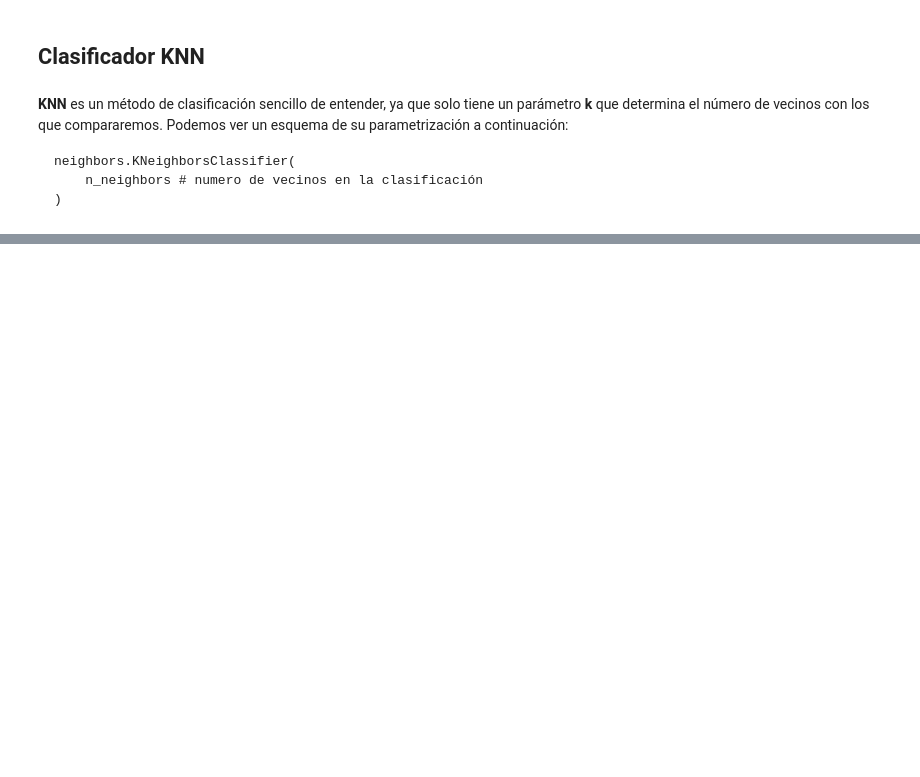
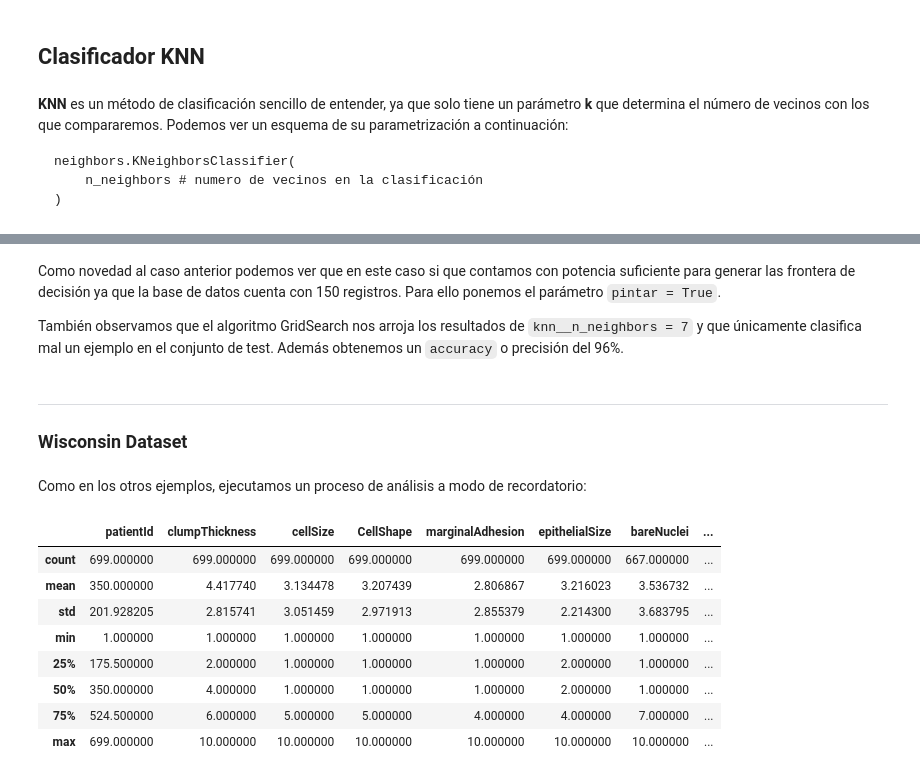
Before and after one commit to franm3e/Data-Mining, a Jupyter notebook: Práctica2-Clasificación_supervisada_en_scikit-learn.ipynb, the cells around one changed output, grey strips where cells are left out. Drawn from its saved outputs; the diff is of its cells as text; code cells hidden in the pictures; blank space fills up the shorter version.

```diff
--- a/Práctica2-Clasificación_supervisada_en_scikit-learn.ipynb
+++ b/Práctica2-Clasificación_supervisada_en_scikit-learn.ipynb
@@ -209,0 +360,22 @@ def classifierPrintBoundaries(model, train_atts, train_label, test_atts, test_la
+# %% [markdown]
+Como novedad al caso anterior podemos ver que en este caso si que contamos con potencia suficiente para generar las frontera de decisión ya que la base de datos cuenta con 150 registros. Para ello ponemos el parámetro `pintar = True`.
+
+También observamos que el algoritmo GridSearch nos arroja los resultados de `knn__n_neighbors = 7` y que únicamente clasifica mal un ejemplo en el conjunto de test. Además obtenemos un `accuracy` o precisión del 96%.
+# %% [markdown]
+---
+### Wisconsin Dataset
+# %% [markdown]
+Como en los otros ejemplos, ejecutamos un proceso de análisis a modo de recordatorio:
+# %%
+df, dfAttributes, dfLabel, train_atts, test_atts, train_label, test_label = definirDataset("wisconsin")
+df.describe()
+# %% [output]
+|  | patientId | clumpThickness | cellSize | CellShape | marginalAdhesion | epithelialSize | bareNuclei | ... |
+| count | 699.000000 | 699.000000 | 699.000000 | 699.000000 | 699.000000 | 699.000000 | 667.000000 | ... |
+| mean | 350.000000 | 4.417740 | 3.134478 | 3.207439 | 2.806867 | 3.216023 | 3.536732 | ... |
+| std | 201.928205 | 2.815741 | 3.051459 | 2.971913 | 2.855379 | 2.214300 | 3.683795 | ... |
+| min | 1.000000 | 1.000000 | 1.000000 | 1.000000 | 1.000000 | 1.000000 | 1.000000 | ... |
+| 25% | 175.500000 | 2.000000 | 1.000000 | 1.000000 | 1.000000 | 2.000000 | 1.000000 | ... |
+| 50% | 350.000000 | 4.000000 | 1.000000 | 1.000000 | 1.000000 | 2.000000 | 1.000000 | ... |
+| 75% | 524.500000 | 6.000000 | 5.000000 | 5.000000 | 4.000000 | 4.000000 | 7.000000 | ... |
+| max | 699.000000 | 10.000000 | 10.000000 | 10.000000 | 10.000000 | 10.000000 | 10.000000 | ... |
```
Also changed, not shown: parts of 63 cells of this notebook.
